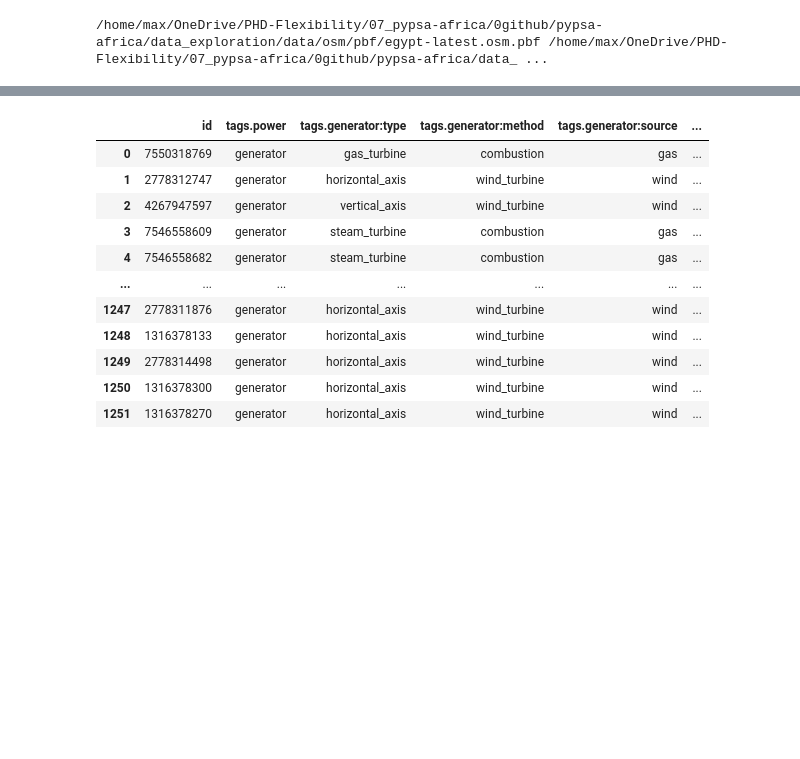
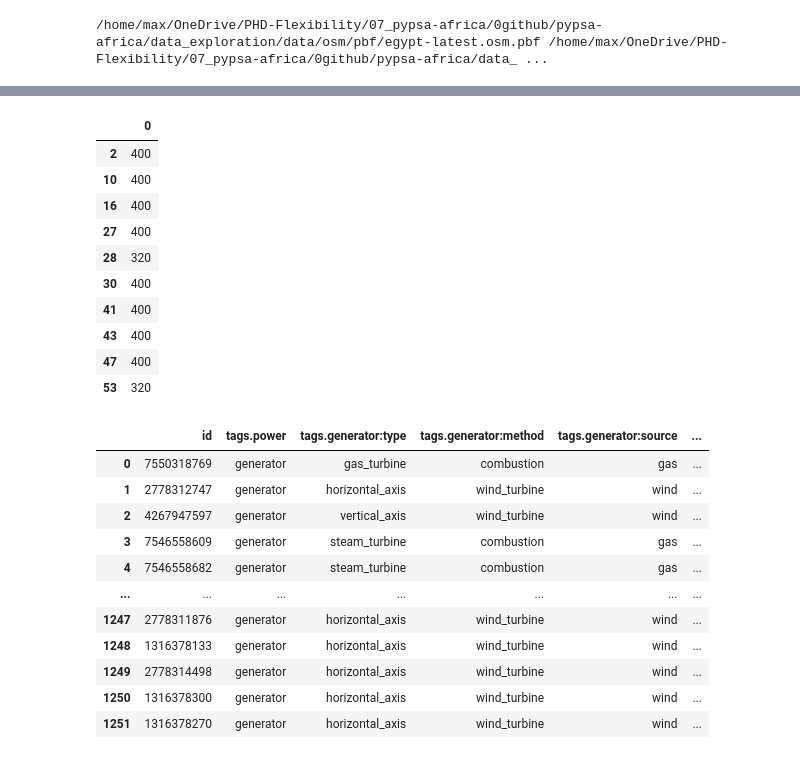
Before and after one commit to pypsa-meets-earth/pypsa-africa-hackathon, a Jupyter notebook: data_exploration/OSM_pbf_generation.ipynb, the cells around one changed output, grey strips where cells are left out. Drawn from its saved outputs; the diff is of its cells as text; code cells hidden in the pictures; blank space fills up the shorter version.

```diff
--- a/data_exploration/OSM_pbf_generation.ipynb
+++ b/data_exploration/OSM_pbf_generation.ipynb
@@ -115,13 +117,29 @@ Name: lonlat, Length: 1252, dtype: object
 # %%
 df_way = pd.json_normalize(Elements[elementname]["Way"].values())
 #df_way.dropna(subset=['tags.voltage'], inplace = True) # Drop any substations with Voltage = N/A
 # na_values_voltage = df_way.isna().sum()
 #df_way.dropna(thresh=len(df_way)*0.25, axis=1, how='all', inplace = True) #Drop Columns with 75% values as N/A
 df_way.drop(columns = "tags.frequency", inplace = True)
 df_way.drop(columns = "tags.barrier", inplace = True)
 df_way.drop(columns = "tags.building", inplace = True)
 df_way.drop(columns = "tags.name:ar", inplace = True)
 #display(df_way)
+
+#df[df['ids'].str.contains("ball")]
+df_way = df_way[df_way['tags.generator:output:electricity'].astype(str).str.contains('MW')]#.filter(like = 'MW', axis = 1)#.astype(str).apply(lambda x: x.contains('MW'))
+df_way['tags.generator:output:electricity'].str.extract('(\d+)').astype(int)
+# %% [output]
+|  | 0 |
+| 2 | 400 |
+| 10 | 400 |
+| 16 | 400 |
+| 27 | 400 |
+| 28 | 320 |
+| 30 | 400 |
+| 41 | 400 |
+| 43 | 400 |
+| 47 | 400 |
+| 53 | 320 |
 # %%
 # # Convert Ways to Nodes
 # lonlat_column =[]
```
Also changed, not shown: parts of 3 cells of this notebook, 1 other file.
